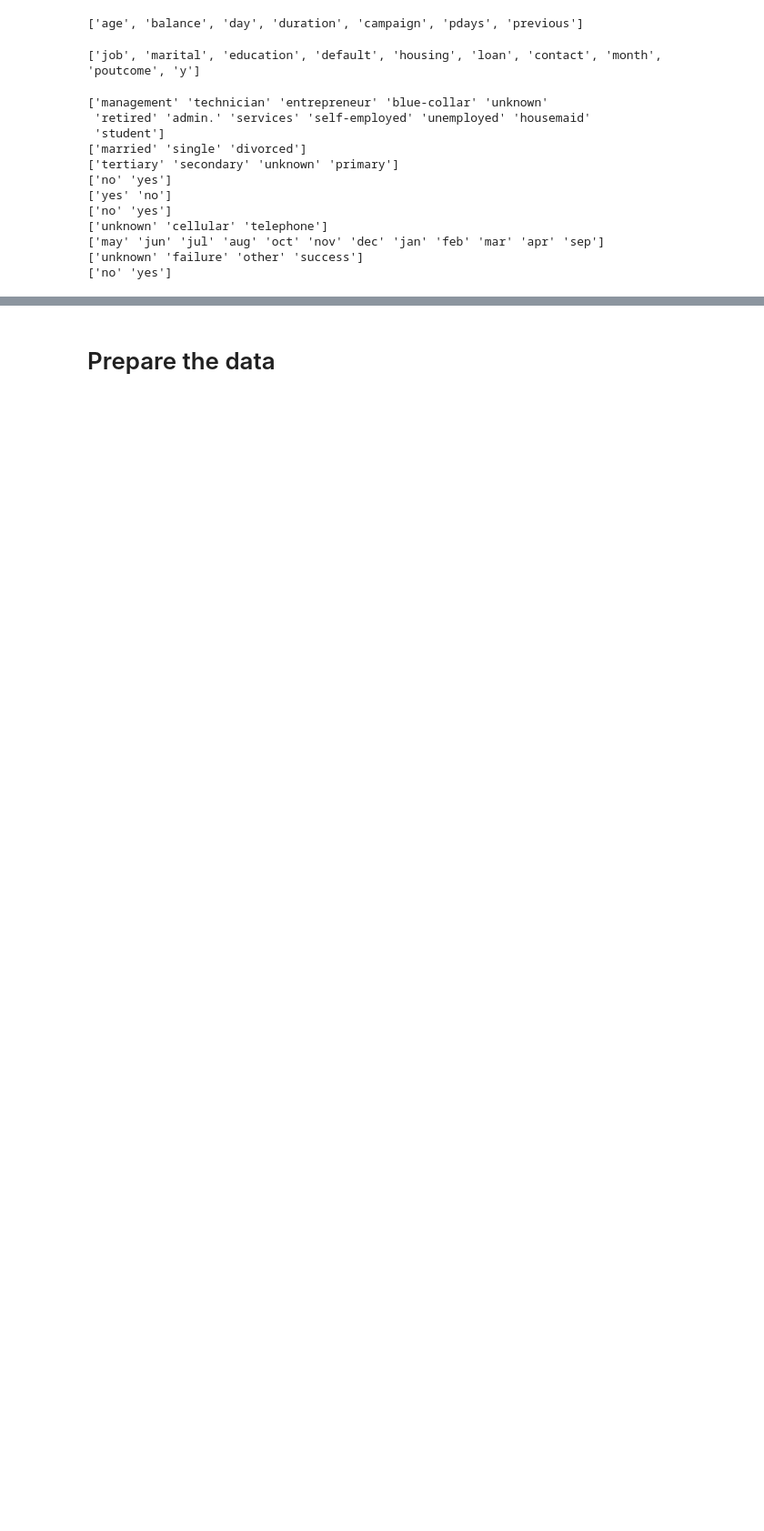
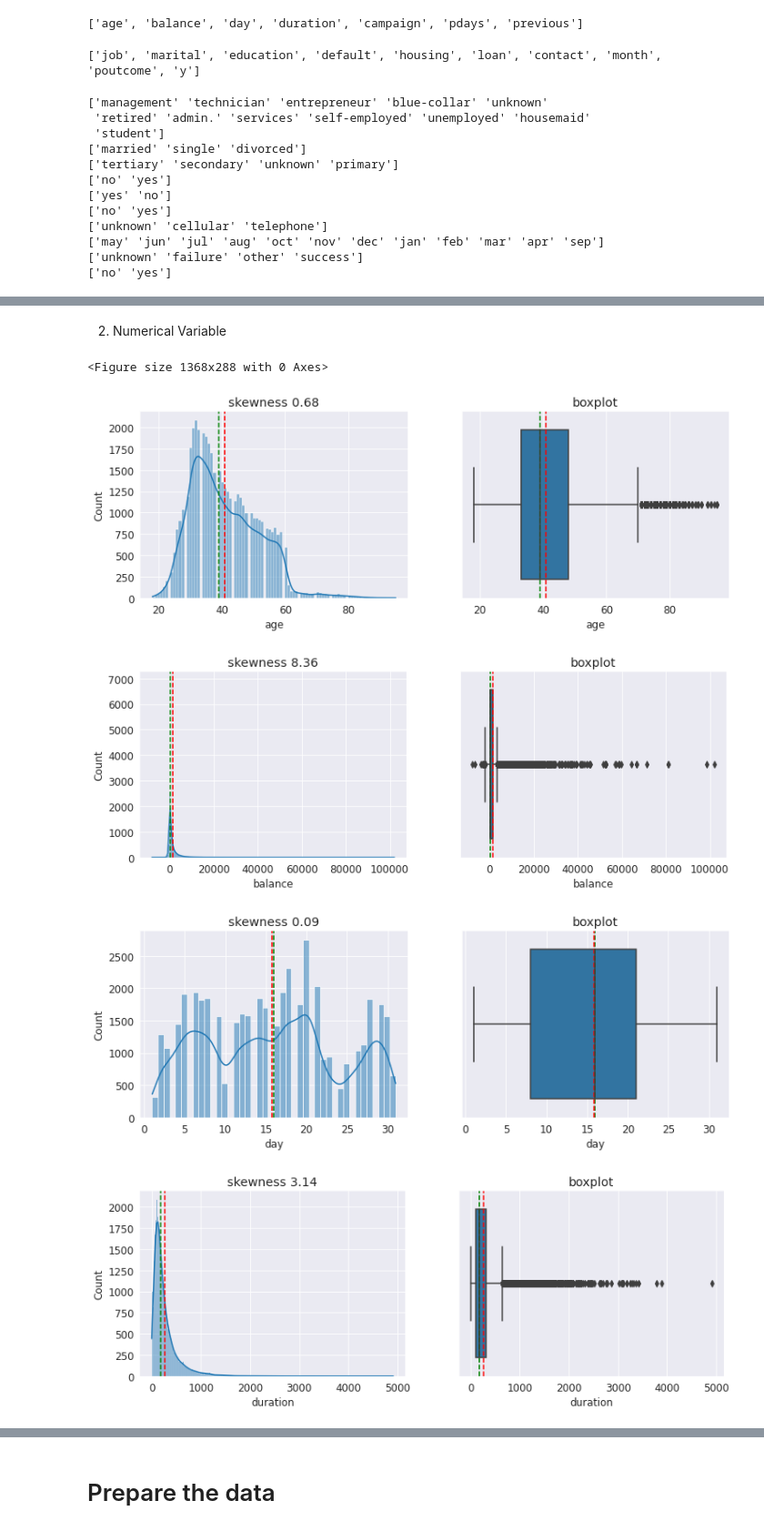
Before and after one commit to GODxFATHER/Bank-Marketing-Effectiveness-Prediction, a Jupyter notebook: Bank_Marketing_Effectiveness_Prediction_Capstone_Project.ipynb, the cells around one changed output, grey strips where cells are left out. Shown at 91% size. Cells and saved outputs as stored; diff of their text form; code cells hidden in the pictures; blank space fills up the shorter version.

```diff
--- a/Bank_Marketing_Effectiveness_Prediction_Capstone_Project.ipynb
+++ b/Bank_Marketing_Effectiveness_Prediction_Capstone_Project.ipynb
@@ -175,0 +185,29 @@ for col in cat_f:
+# %% [markdown]
+2. Numerical Variable
+# %%
+plt.figure(figsize=(19,4))
+for col in num_f:
+
+  # sns.boxplot(x = df[col])#, kde=True)
+  # plt.title(col+' distplot')
+  # plt.show()
+
+    plt.figure(figsize=(19,4))
+
+    plt.subplot(1, 3, 1)
+    sns.histplot(df[col], kde=True)
+    plt.axvline(np.median(df[col]),color='g', linestyle='--')
+    plt.axvline(np.mean(df[col]),color='r', linestyle='--')
+    plt.title(f'skewness {round(df[col].skew(),2)}')
+
+    plt.subplot(1, 3, 2)
+    sns.boxplot(df[col])
+    plt.axvline(np.median(df[col]),color='g', linestyle='--')
+    plt.axvline(np.mean(df[col]),color='r', linestyle='--')
+    plt.title('boxplot')
+# %% [output]
+<Figure size 1368x288 with 0 Axes>
+[figure, added]
+[figure, added]
+[figure, added]
+[figure, added]
```
Also changed, not shown: parts of 48 cells of this notebook.
